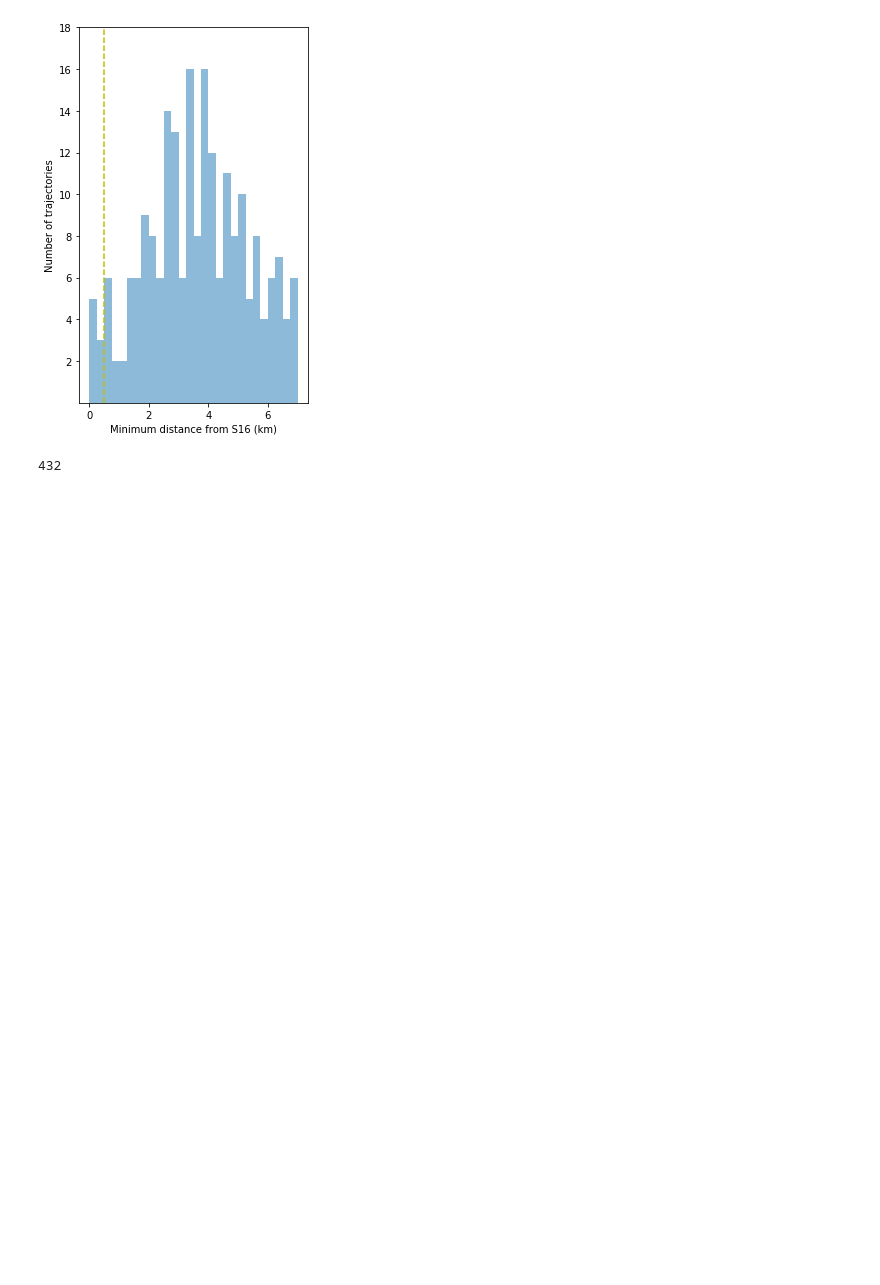
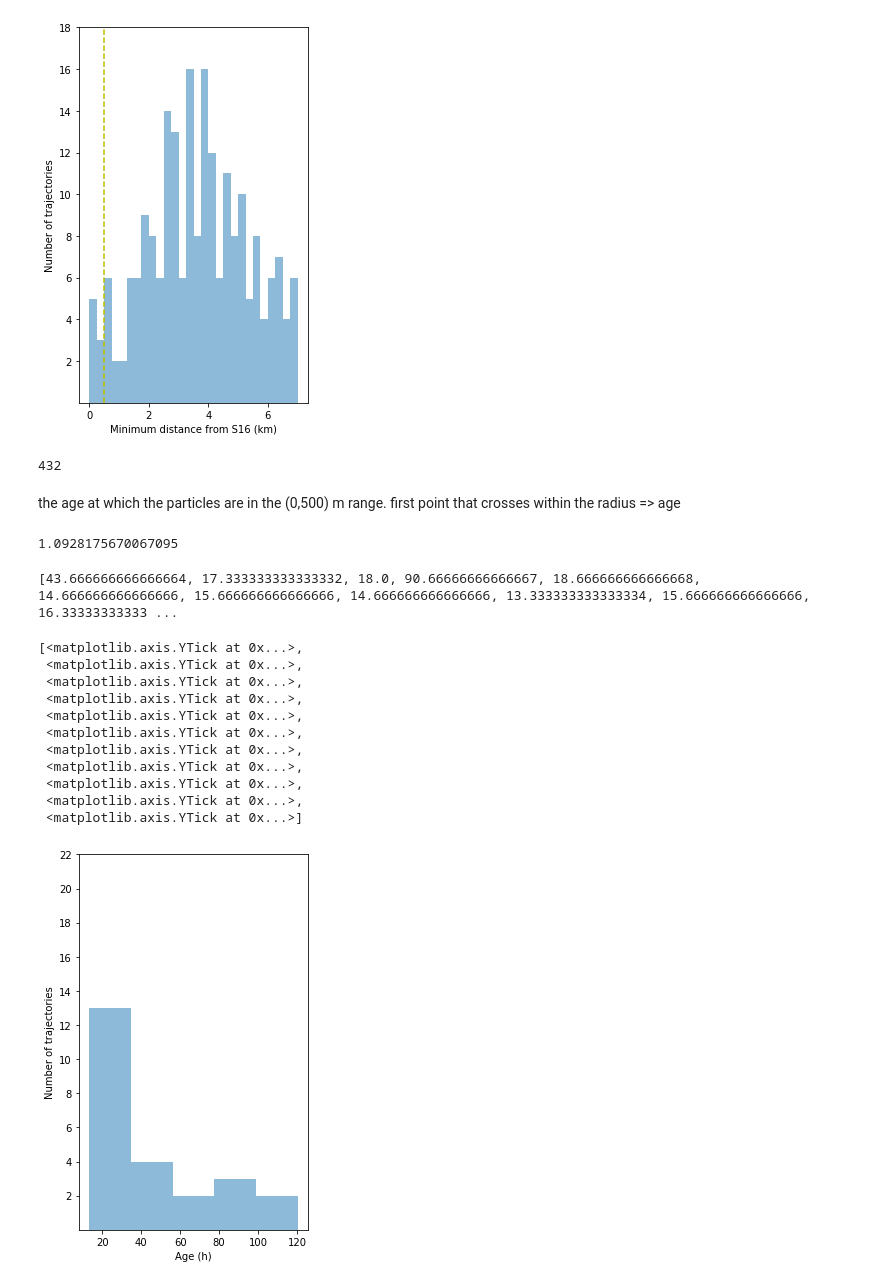
Before and after one commit to SalishSeaCast/analysis-giorgio-2, a Jupyter notebook: revised_notebooks/3analysis_plots/case_study-time_close.ipynb, the cells around one changed output. Drawn from its saved outputs; the diff is of its cells as text; code cells hidden in the pictures; blank space fills up the shorter version.

Commit message:
more hists

```diff
--- a/revised_notebooks/3analysis_plots/case_study-time_close.ipynb
+++ b/revised_notebooks/3analysis_plots/case_study-time_close.ipynb
@@ -455,7 +455,7 @@ def close(p, q = S15, distance = 0.5):
 
         return False
 
-def dist(p, q = S15, distance = 0.5):
+def dist(p, q = S15):
     d = geo_tools.haversine (p[1],p[2], q[0], q[1])
     return d
 
@@ -477,6 +477,8 @@ times = np.array(
     dt.datetime(2016, 8, 23),
     ]
                             )
+north = {[dt.datetime(2016, 7, 26), dt.datetime(2016, 8, 23)}
+
 
 test = np.array(
     [
@@ -511,10 +513,15 @@ got directory
 full_period = [k for sublist in pts for k in sublist]
 # %%
 close_parts = []
-for traj in pts:
+c_p_w_dist = []
+
+D = 1.2
+
+for traj in full_period:
     for pt in traj:
-        p = [pt[1], pt[2]]
-        if close(p, distance=1.5) and not (pt[0] in close_parts):
-            close_parts.append([pt[0], dist(pt, distance = 1.5)])
+
+        if (dist(pt, S15) < D or dist(pt, S16) < D) and not (pt[0] in close_parts):
+            close_parts.append(pt[0])
+            c_p_w_dist.append([pt, traj.index(pt)/3])
             print ("particle {} close to S15".format(pt[0]))
 # %% [output]
@@ -620,3 +647,36 @@ ax.plot([0.5, 0.5], [0,24], 'y--')
 72 * 6
 # %% [output]
 432
+# %% [markdown]
+the age at which the particles are in the (0,500) m range. first point that crosses within the radius => age
+# %%
+geo_tools.haversine(S15[0], S15[1], S16[0], S16[1])
+# %% [output]
+1.0928175670067095
+# %%
+df = [k [1] for k in c_p_w_dist ]
+# %%
+print (df)
+# %% [output]
+[43.666666666666664, 17.333333333333332, 18.0, 90.66666666666667, 18.666666666666668, 14.666666666666666, 15.666666666666666, 14.666666666666666, 13.333333333333334, 15.666666666666666, 16.33333333333 ...
+# %%
+fig,ax=plt.subplots(1,1,figsize=(4,6))
+bin_num = 5
+
+ax.hist(df, bin_num, alpha=0.5)
+ax.set_xlabel("Age (h)")
+ax.set_ylabel("Number of trajectories")
+ax.set_yticks([k for k in range(2,24, 2)])
+# %% [output]
+[<matplotlib.axis.YTick at 0x...>,
+ <matplotlib.axis.YTick at 0x...>,
+ <matplotlib.axis.YTick at 0x...>,
+ <matplotlib.axis.YTick at 0x...>,
+ <matplotlib.axis.YTick at 0x...>,
+ <matplotlib.axis.YTick at 0x...>,
+ <matplotlib.axis.YTick at 0x...>,
+ <matplotlib.axis.YTick at 0x...>,
+ <matplotlib.axis.YTick at 0x...>,
+ <matplotlib.axis.YTick at 0x...>,
+ <matplotlib.axis.YTick at 0x...>]
+[figure, added]
```
Also changed, not shown: parts of 3 cells of this notebook, 1 other file.
